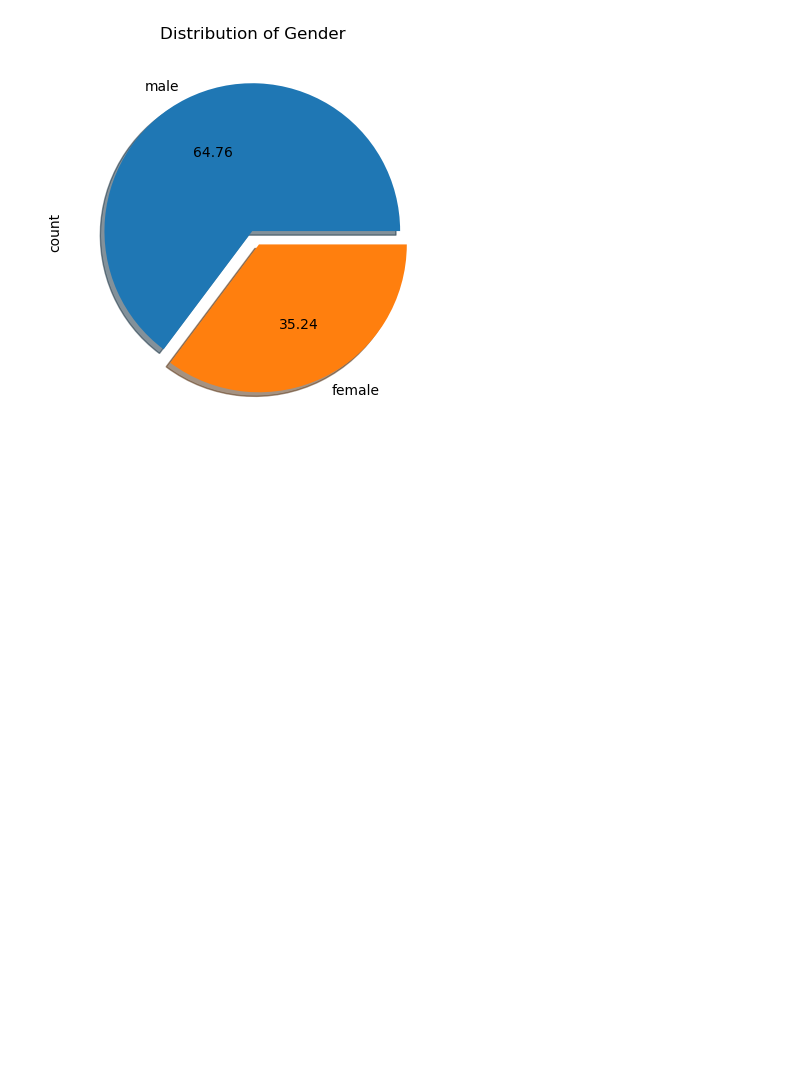
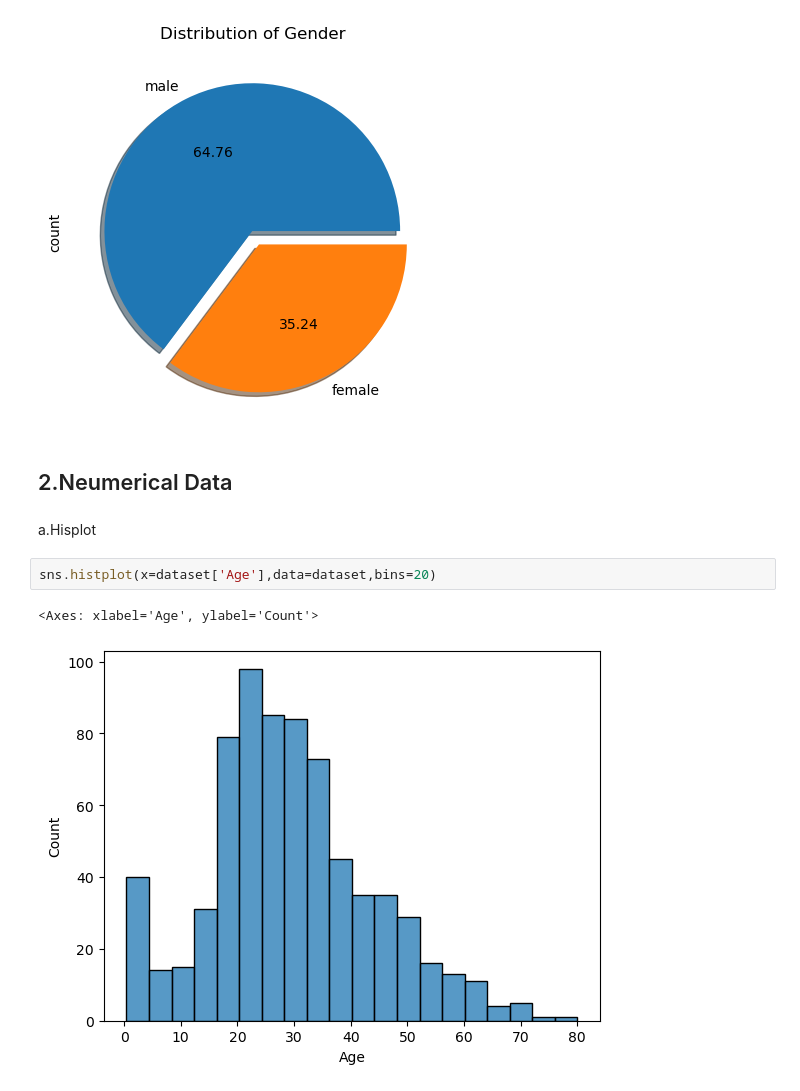
Before and after one commit to 07fahim/Python, a Jupyter notebook: Python/EDA Analysis/EDA using Univariate Analysis.ipynb, the cells around one changed output. Saved outputs shown, nothing was run; the diff lists cells and outputs as text; blank space fills up the shorter version.

```diff
--- a/Python/EDA Analysis/EDA using Univariate Analysis.ipynb
+++ b/Python/EDA Analysis/EDA using Univariate Analysis.ipynb
@@ -80,3 +80,12 @@ dataset['Sex'].value_counts().plot(kind='pie', autopct='%.2f', title='Distributi
 # %% [output]
 <Axes: title={'center': 'Distribution of Gender'}, ylabel='count'>
 [figure]
+# %% [markdown]
+## 2.Neumerical Data
+# %% [markdown]
+a.Hisplot
+# %%
+sns.histplot(x=dataset['Age'],data=dataset,bins=20)
+# %% [output]
+<Axes: xlabel='Age', ylabel='Count'>
+[figure, added]
```
Also changed, not shown: parts of 4 cells of this notebook.
